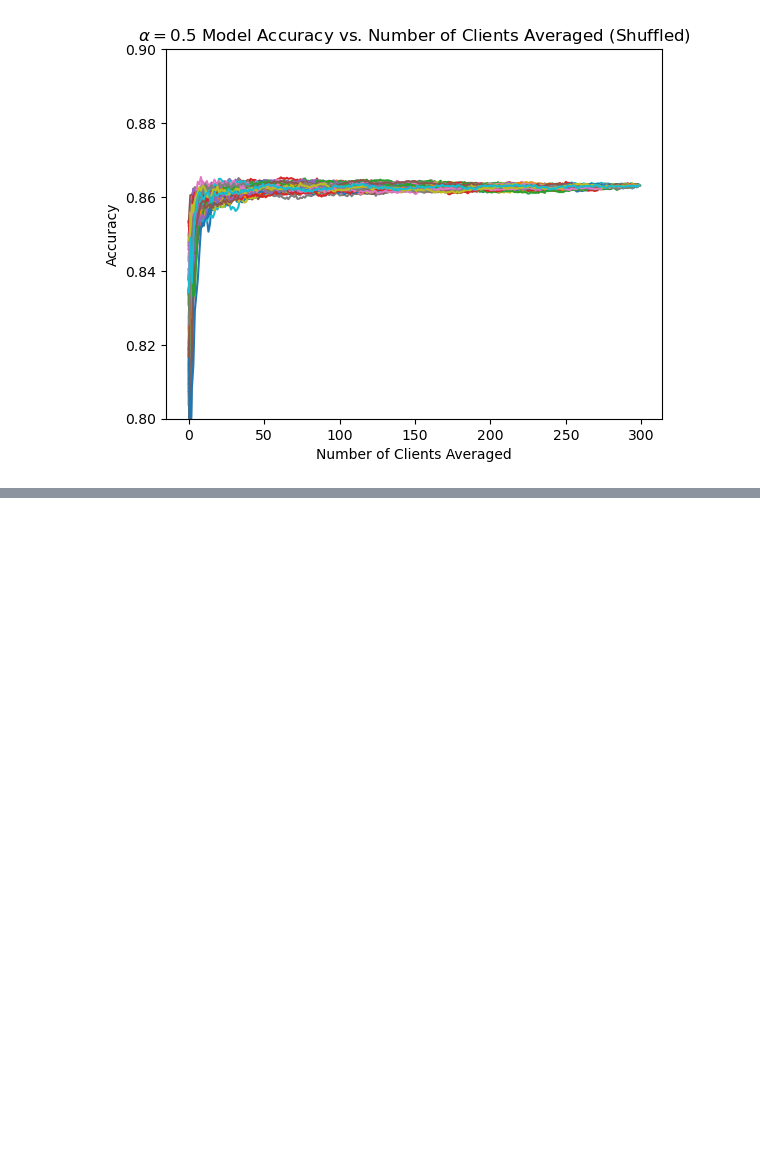
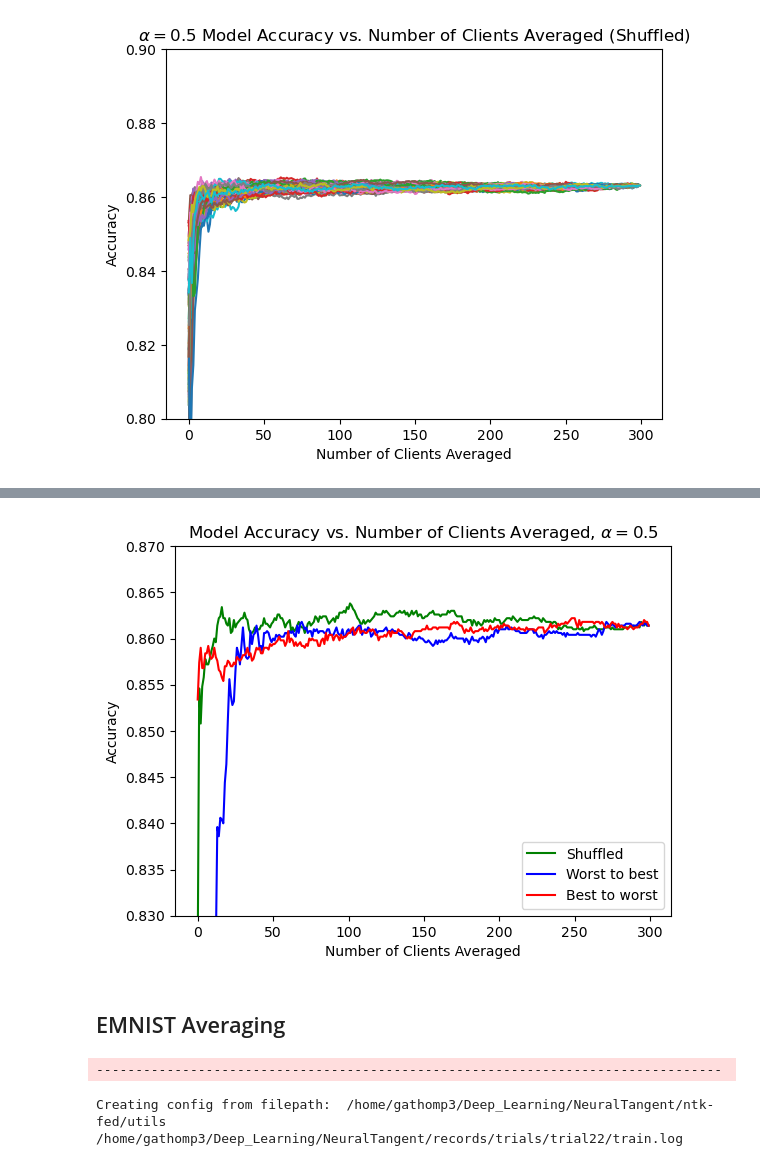
Before and after one commit to Gabe-Thomp/ntk-dfl, a Jupyter notebook: notebooks/plotting.ipynb, the cells around one changed output, grey strips where cells are left out. Saved outputs shown, nothing was run; the diff lists cells and outputs as text; code cells hidden in the pictures; blank space fills up the shorter version.

```diff
--- a/notebooks/plotting.ipynb
+++ b/notebooks/plotting.ipynb
@@ -444,0 +498,15 @@ for i in range(100):
+# %%
+rec_num = 2
+rec = recs[rec_num]
+title = r"Model Accuracy vs. Number of Clients Averaged, $\alpha = 0.5$"
+sort_clients(rec, config, logger, val_images, val_labels, test_images, test_labels, title=title)
+# %% [output]
+[figure, added]
+# %% [markdown]
+## EMNIST Averaging
+# %%
+setup("../../records/trials/trial22/config22.yaml")
+# %% [output]
+--------------------------------------------------------------------------------
+Creating config from filepath:  /home/gathomp3/Deep_Learning/NeuralTangent/ntk-fed/utils
+/home/gathomp3/Deep_Learning/NeuralTangent/records/trials/trial22/train.log
```
Also changed, not shown: parts of 12 cells of this notebook, 9 other files.
